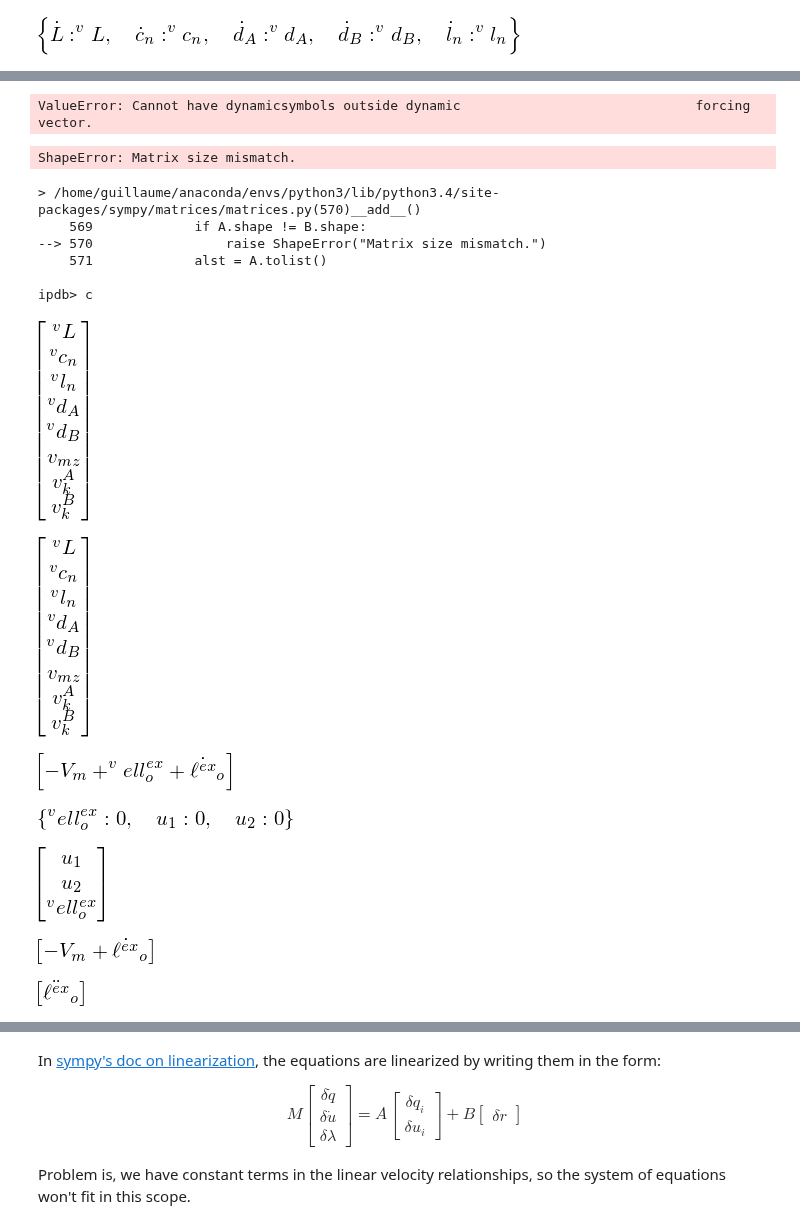
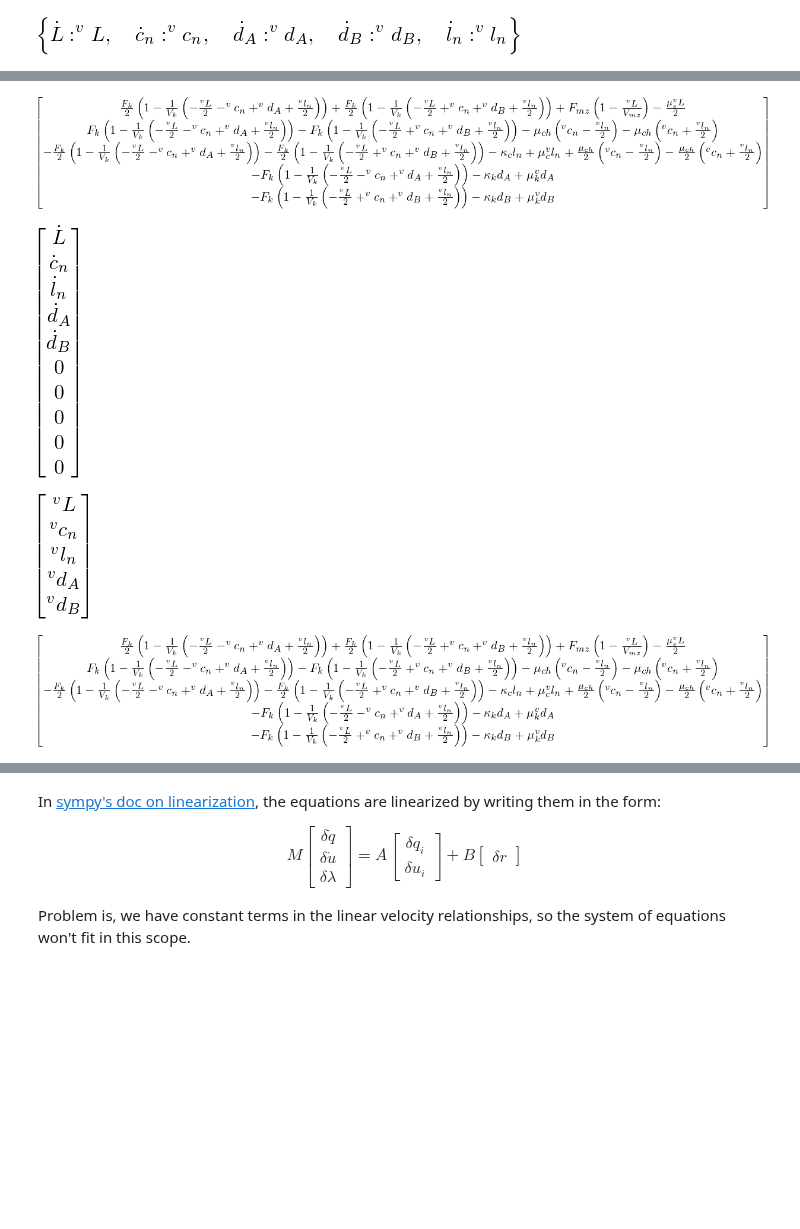
Before and after one commit to glyg/notebooks, a Jupyter notebook: kt_sim/sympy_dumb_spindle.ipynb, the cells around one changed output, grey strips where cells are left out. Saved outputs shown, nothing was run; the diff lists cells and outputs as text; code cells hidden in the pictures; blank space fills up the shorter version.

Commit message:
linear force velocity - again

```diff
--- a/kt_sim/sympy_dumb_spindle.ipynb
+++ b/kt_sim/sympy_dumb_spindle.ipynb
@@ -166,28 +166,28 @@ spc.set_vel(S, 0)
 
 ### Spindle pole bodies
 spbR = spc.locatenew('spbR', L * S.x / 2)
-spbR.set_vel(S, Ld * S.x / 2)
+spbR.set_vel(S, vL * S.x / 2)
 
 spbL = spc.locatenew('spbL', -L * S.x / 2)
-spbL.set_vel(S, -Ld * S.x / 2)
+spbL.set_vel(S, -vL * S.x / 2)
 
 ### Chromosomes
 ch = spc.locatenew('ch', c_n * S.x)
-ch.set_vel(S, c_nd * S.x)
+ch.set_vel(S, vc_n * S.x)
 
 ### centromere and attachment site A
 cenA = ch.locatenew('cenA', -(l_n + d_0)/2 * S.x)
-cenA.set_vel(S, cenA.pos_from(spc).dt(S))
+cenA.set_vel(S, ch.vel(S) - vl_n/2 * S.x)
 
 as_A = cenA.locatenew('as_A', - d_A * S.x)
-as_A.set_vel(S, as_A.pos_from(spc).dt(S))
+as_A.set_vel(S, cenA.vel(S) - vd_A * S.x)
 
 ### centromere and attachment site A
 cenB = ch.locatenew('cenB', (l_n + d_0)/2 * S.x)
-cenB.set_vel(S, cenB.pos_from(spc).dt(S))
+cenB.set_vel(S, ch.vel(S) + vl_n/2 * S.x)
 
 as_B = cenB.locatenew('as_B', d_B * S.x)
-as_B.set_vel(S, as_B.pos_from(spc).dt(S))
+as_B.set_vel(S, cenB.vel(S) + vd_B * S.x)
 
 
 spindle.forcebalance['points'] = [spbR, spbL, ch, cenA, as_A, cenB, as_B]
@@ -412,10 +411,10 @@ Automatic pdb calling has been turned OFF
 # %%
-KM = KanesMethod(S, spindle.q_ind, spindle.u_ind, spindle.kd,
-                 q_dependent = spindle.q_dep,
+KM = KanesMethod(S, spindle.q_ind, spindle.u_ind, spindle.kd,)#
+                 #q_dependent = spindle.q_dep)
                  #configuration_constraints=spindle.configuration_constraints,
-                 velocity_constraints = spindle.velocity_constraints,
-                 u_dependent = spindle.u_dep,
-                 u_auxiliary = spindle.u_auxiliary)
+                 #velocity_constraints = spindle.velocity_constraints,
+                 #u_dependent = spindle.u_dep,
+                 #u_auxiliary = spindle.u_auxiliary)
 # %%
 KM.q
 # %% [output]
@@ -445,22 +442,16 @@ KM.forcing
 # %%
 linearizer = KM.to_linearizer()
-# %% [output]
-ValueError: Cannot have dynamicsymbols outside dynamic                              forcing vector.
 # %%
 M, A, B = linearizer.linearize()
-# %% [output]
-ShapeError: Matrix size mismatch.
-> /home/guillaume/anaconda/envs/python3/lib/python3.4/site-packages/sympy/matrices/matrices.py(570)__add__()
-    569             if A.shape != B.shape:
---> 570                 raise ShapeError("Matrix size mismatch.")
-    571             alst = A.tolist()
-
-ipdb> c
-# %%
-KM.u.subs(KM.kindiffdict())
-# %% [output]
-[figure, removed]
+# %%
+linearizer.f_3
+# %% [output]
+[figure, added]
+# %%
+M * Matrix([linearizer.q.diff(dynamicsymbols._t), linearizer.u.diff(dynamicsymbols._t)])
+# %% [output]
+[figure, added]
 # %%
 linearizer.u_i
 # %% [output]
-[figure, old version]
+[figure, new version]
@@ -469,4 +457,0 @@ linearizer.u_i
-# %%
-expl_spindle.velocity_constraints
-# %% [output]
-[figure, removed]
@@ -475,16 +458,4 @@ u_zero = dict((i, 0) for i in KM.u)
-# %%
-u_zero
-# %% [output]
-[figure, removed]
 # %%
-KM.u
+KM.forcing
 # %% [output]
-[figure, old version]
+[figure, new version]
-# %%
-KM._f_nh
-# %% [output]
-[figure, removed]
-# %%
-KM._f_dnh
-# %% [output]
-[figure, removed]
```
Also changed, not shown: parts of 48 cells of this notebook, 1 other file.
